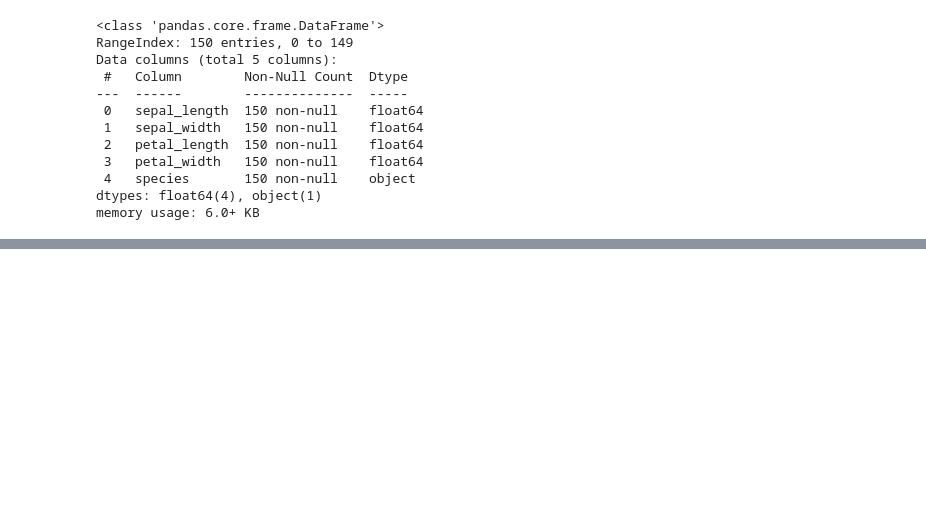
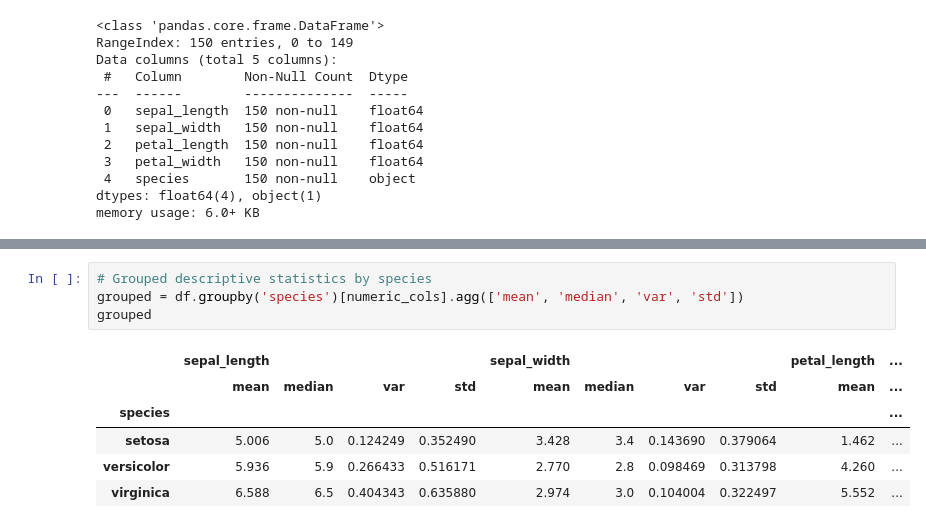
Before and after one commit to shivamkumar359/3rd-SEM-CLASS-CODES, a Jupyter notebook: ML/W2/ML_WEEK_2_PRACTICAL_sESSION_BY_MITHUN_DJ_.ipynb, the cells around one changed output, grey strips where cells are left out. Drawn from its saved outputs; the diff is of its cells as text; blank space fills up the shorter version.

```diff
--- a/ML/W2/ML_WEEK_2_PRACTICAL_sESSION_BY_MITHUN_DJ_.ipynb
+++ b/ML/W2/ML_WEEK_2_PRACTICAL_sESSION_BY_MITHUN_DJ_.ipynb
@@ -241,0 +288,11 @@ dtype: float64
+# %%
+# Grouped descriptive statistics by species
+grouped = df.groupby('species')[numeric_cols].agg(['mean', 'median', 'var', 'std'])
+grouped
+# %% [output]
+|  | sepal_length |  |  |  | sepal_width |  |  |  | petal_length | ... |
+|  | mean | median | var | std | mean | median | var | std | mean | ... |
+| species |  |  |  |  |  |  |  |  |  | ... |
+| setosa | 5.006 | 5.0 | 0.124249 | 0.352490 | 3.428 | 3.4 | 0.143690 | 0.379064 | 1.462 | ... |
+| versicolor | 5.936 | 5.9 | 0.266433 | 0.516171 | 2.770 | 2.8 | 0.098469 | 0.313798 | 4.260 | ... |
+| virginica | 6.588 | 6.5 | 0.404343 | 0.635880 | 2.974 | 3.0 | 0.104004 | 0.322497 | 5.552 | ... |
```
Also changed, not shown: parts of 30 cells of this notebook.
